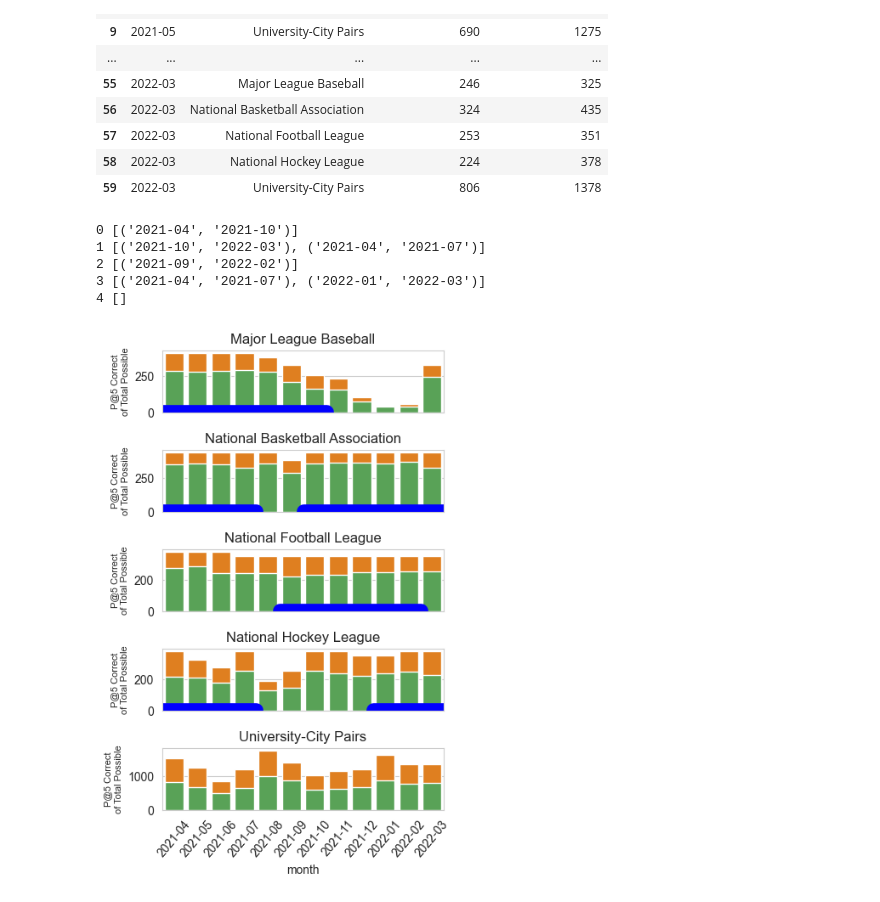
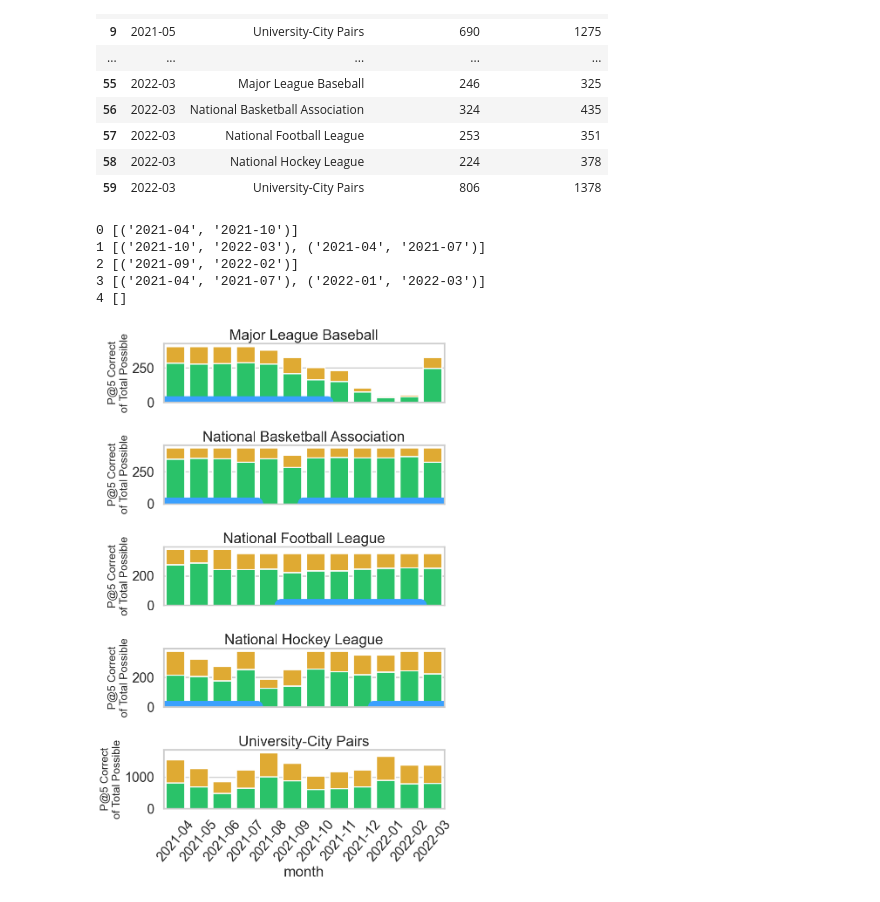
Before and after one commit to UMassCDS/IHOP-Reddit, a Jupyter notebook: notebooks/plot_final_community2vec_results.ipynb, the cells around one changed output. Cells and saved outputs as stored; diff of their text form; code cells hidden in the pictures.

Commit message:
Update graphics for WebSci poster

```diff
--- a/notebooks/plot_final_community2vec_results.ipynb
+++ b/notebooks/plot_final_community2vec_results.ipynb
@@ -3,6 +3,7 @@ import json
 from pathlib import Path
 import re
 
+import matplotlib.font_manager
 import matplotlib.pyplot as plt
 import numpy as np
 import pandas as pd
@@ -10,7 +11,15 @@ import seaborn as sns
 
 sns.set_style("white")
 #sns.set_palette("gist_gray_r")
-sns.set_palette("Dark2")
+#sns.set_palette("Dark2")
+
+# For poster
+idpi_palette = ["#FCB516", "#3AA0FE", "#11DB65", "#FD639E", "#CCCCCC"]
+import matplotlib
+font_dir = ['/Users/virginia/Library/Fonts/']
+for font in matplotlib.font_manager.findSystemFonts(font_dir):
+    matplotlib.font_manager.fontManager.addfont(font)
+sns.set_theme(font="Roboto", palette=sns.color_palette(idpi_palette), context="poster")
 # %%
 
 DATA_ROOT = Path("../data")
@@ -223,39 +232,43 @@ display(analogies_df)
 | 59 | 2022-03 | University-City Pairs | 806 | 1378 |
 # %%
 sns.set_style("whitegrid")
-sns.set_palette("Dark2")
-fig, axes = plt.subplots(5, 1, figsize=(4, 6))
+#sns.set_palette("Dark2") # paper
+#fig, axes = plt.subplots(5, 1, figsize=(4, 6)) # paper
+fig, axes = plt.subplots(5, 1, figsize=(8, 12)) # poster
 fig.tight_layout()
 axes = axes.flatten()
 for i, (category, ax) in enumerate(zip(category_labels, axes)):
     cat_df = analogies_df[analogies_df["Category"] == category]
 
     # Switch comment lines for black & white
-    sns.barplot(data=cat_df, ax=ax, x="month", y="Solvable Analogies", color="#ff7f00", errorbar=None)
-    #sns.barplot(data=cat_df, ax=ax, x="month", y="Solvable Analogies", color="#cfcfcf", errorbar=None)
-    sns.barplot(data=cat_df, ax=ax, x="month", y="Correct Analogies", color="#4daf4a", errorbar=None)
-    #sns.barplot(data=cat_df, ax=ax, x="month", y="Correct Analogies", color="#838383", errorbar=None)
+    #sns.barplot(data=cat_df, ax=ax, x="month", y="Solvable Analogies", color="#ff7f00", errorbar=None) # paper
+    sns.barplot(data=cat_df, ax=ax, x="month", y="Solvable Analogies", color="#FCB516", errorbar=None) # poster, IDPI palette
+    #sns.barplot(data=cat_df, ax=ax, x="month", y="Solvable Analogies", color="#cfcfcf", errorbar=None) # black & white
+    sns.barplot(data=cat_df, ax=ax, x="month", y="Correct Analogies", color="#11DB65", errorbar=None) # poster, IDPI palette
+    #sns.barplot(data=cat_df, ax=ax, x="month", y="Correct Analogies", color="#838383", errorbar=None) # black & white
 
     ax.set_title(category)
     print(i, season_dates[i])
     for season_tuple in season_dates[i]:
         season_start = MONTHS.index(season_tuple[0]) / len(MONTHS)
         season_end = (MONTHS.index(season_tuple[1]) +1) / len(MONTHS)
         #
         #ax.axhline(y=1, xmin=season_start, xmax=season_end, c="black", linewidth=12)
-        ax.axhline(y=1, xmin=season_start, xmax=season_end, c="blue", linewidth=12)
+        # ax.axhline(y=1, xmin=season_start, xmax=season_end, c="blue", linewidth=12) # paper
+        ax.axhline(y=1, xmin=season_start, xmax=season_end, c="#3AA0FE", linewidth=20) #poster
 
-    ax.set_ylabel("P@5 Correct\nof Total Possible", fontsize=8)
+    #ax.set_ylabel("P@5 Correct\nof Total Possible", fontsize=8) # paper
+    ax.set_ylabel("P@5 Correct\nof Total Possible", fontsize=18)
     if i<4:
         ax.get_xaxis().set_visible(False)
     else:
         ax.set_xticklabels(MONTHS, rotation = 50)
 
 plt.savefig(VIZ_PATH / "analogies_solved.png", bbox_inches="tight")
 # %% [output]
 0 [('2021-04', '2021-10')]
 1 [('2021-10', '2022-03'), ('2021-04', '2021-07')]
 2 [('2021-09', '2022-02')]
 3 [('2021-04', '2021-07'), ('2022-01', '2022-03')]
 4 []
-[figure, old version]
+[figure, new version]
```
Also changed, not shown: parts of 1 cell of this notebook.
